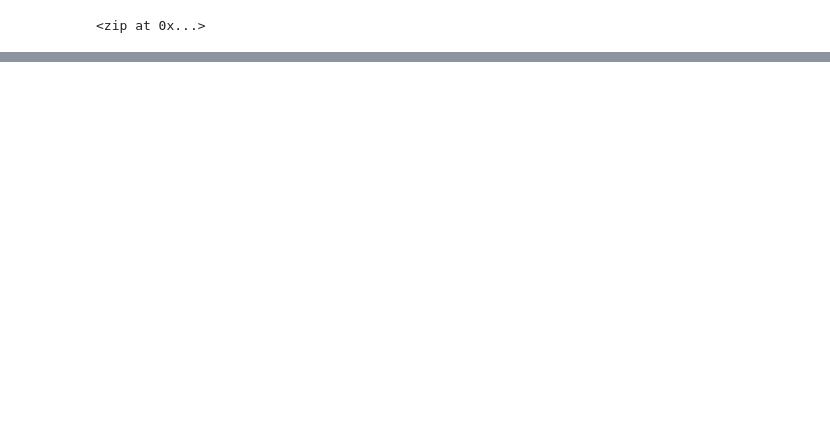
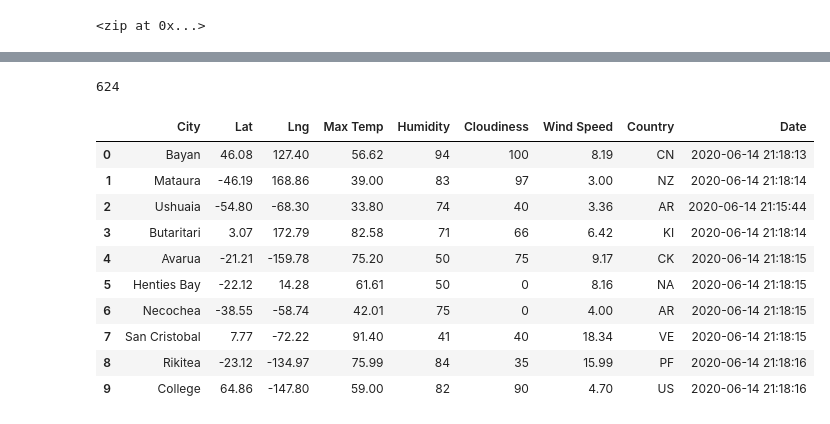
Before and after one commit to hkyopreston/World_Weather_Analysis, a Jupyter notebook: WeatherPy.ipynb, the cells around one changed output, grey strips where cells are left out. Cells and saved outputs as stored; diff of their text form; code cells hidden in the pictures; blank space fills up the shorter version.

Commit message:
Modifying .gitignore and adding WeatherPy file

```diff
--- a/WeatherPy.ipynb
+++ b/WeatherPy.ipynb
@@ -7,3 +14,7 @@ import numpy as np
+# %%
+# Starting URL for Weather Map API Call.
+
+url = "http://api.openweathermap.org/data/2.5/weather?units=Imperial&APPID=0ac77fd6de108f3b06b3daf794b2c11d"
 # %%
 # Create a set of random latitude and longitude combinations
 
@@ -30,6 +41,7 @@ from citipy import citipy
 # Create a list for holding the cities.
 
 cities = []
+city_data = []
 
 # Identify the nearest city for each latitude and longitude combination.
 
@@ -48,0 +61,10 @@ len(cities)
+# %%
+# Print the beginning of the logging.
+
+print("Beginning Data Retrieval     ")
+print("-----------------------------")
+
+# Create counters.
+
+record_count = 1
+set_count = 1
@@ -48,0 +143,21 @@ len(cities)
+# %%
+len(cities)
+# %% [output]
+624
+# %%
+# Convert the array of dictionaries to a Pandas DataFrame.
+
+city_data_df = pd.DataFrame(city_data)
+city_data_df.head(10)
+# %% [output]
+|  | City | Lat | Lng | Max Temp | Humidity | Cloudiness | Wind Speed | Country | Date |
+| 0 | Bayan | 46.08 | 127.40 | 56.62 | 94 | 100 | 8.19 | CN | 2020-06-14 21:18:13 |
+| 1 | Mataura | -46.19 | 168.86 | 39.00 | 83 | 97 | 3.00 | NZ | 2020-06-14 21:18:14 |
+| 2 | Ushuaia | -54.80 | -68.30 | 33.80 | 74 | 40 | 3.36 | AR | 2020-06-14 21:15:44 |
+| 3 | Butaritari | 3.07 | 172.79 | 82.58 | 71 | 66 | 6.42 | KI | 2020-06-14 21:18:14 |
+| 4 | Avarua | -21.21 | -159.78 | 75.20 | 50 | 75 | 9.17 | CK | 2020-06-14 21:18:15 |
+| 5 | Henties Bay | -22.12 | 14.28 | 61.61 | 50 | 0 | 8.16 | NA | 2020-06-14 21:18:15 |
+| 6 | Necochea | -38.55 | -58.74 | 42.01 | 75 | 0 | 4.00 | AR | 2020-06-14 21:18:15 |
+| 7 | San Cristobal | 7.77 | -72.22 | 91.40 | 41 | 40 | 18.34 | VE | 2020-06-14 21:18:15 |
+| 8 | Rikitea | -23.12 | -134.97 | 75.99 | 84 | 35 | 15.99 | PF | 2020-06-14 21:18:16 |
+| 9 | College | 64.86 | -147.80 | 59.00 | 82 | 90 | 4.70 | US | 2020-06-14 21:18:16 |
```
Also changed, not shown: parts of 7 cells of this notebook, 1 other file.
